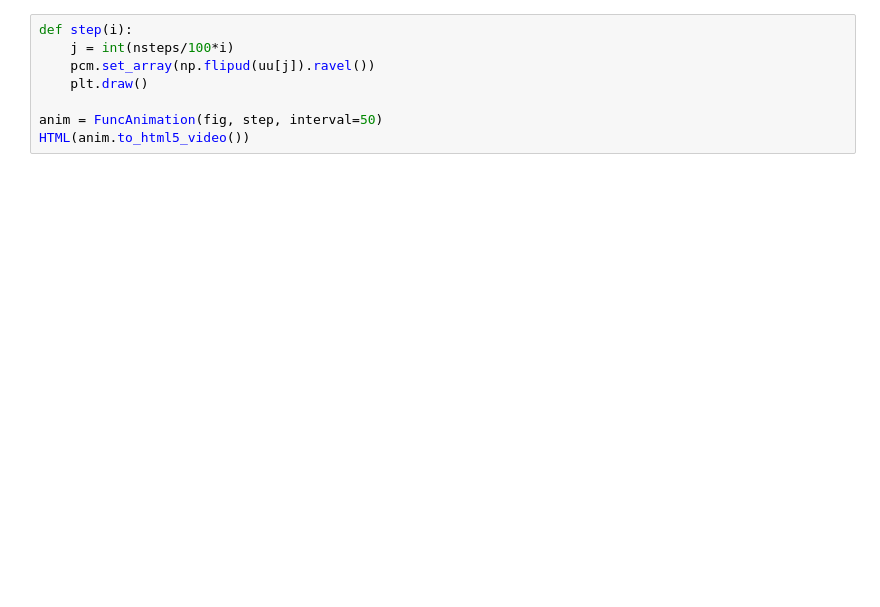
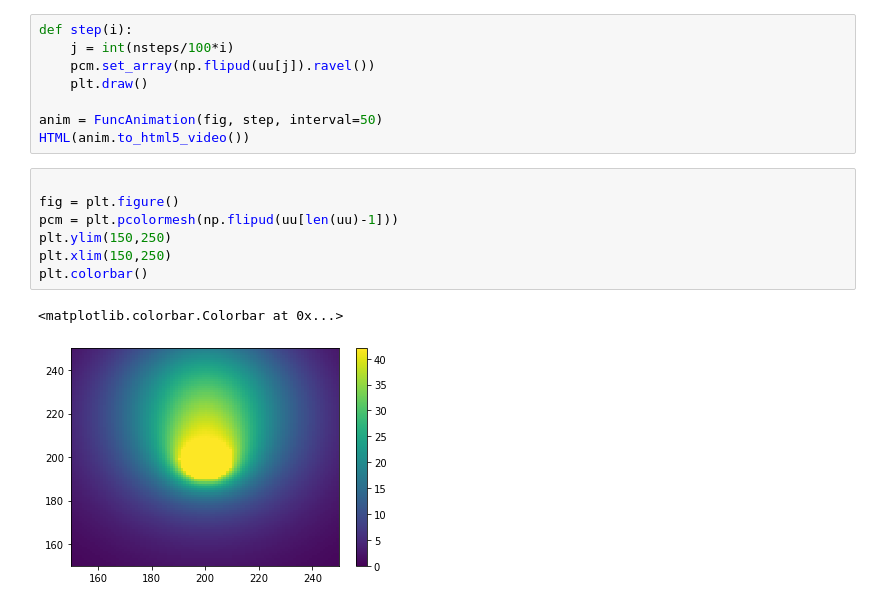
Before and after one commit to kks32/diffusion-convection, a Jupyter notebook: diffusion-convection.ipynb, the cells around one changed output. Cells and saved outputs as stored; diff of their text form; blank space fills up the shorter version.

```diff
--- a/diffusion-convection.ipynb
+++ b/diffusion-convection.ipynb
@@ -98,3 +116,13 @@ def step(i):
 
 anim = FuncAnimation(fig, step, interval=50)
 HTML(anim.to_html5_video())
+# %%
+
+fig = plt.figure()
+pcm = plt.pcolormesh(np.flipud(uu[len(uu)-1]))
+plt.ylim(150,250)
+plt.xlim(150,250)
+plt.colorbar()
+# %% [output]
+<matplotlib.colorbar.Colorbar at 0x...>
+[figure, added]
```
Also changed, not shown: parts of 3 cells of this notebook.
